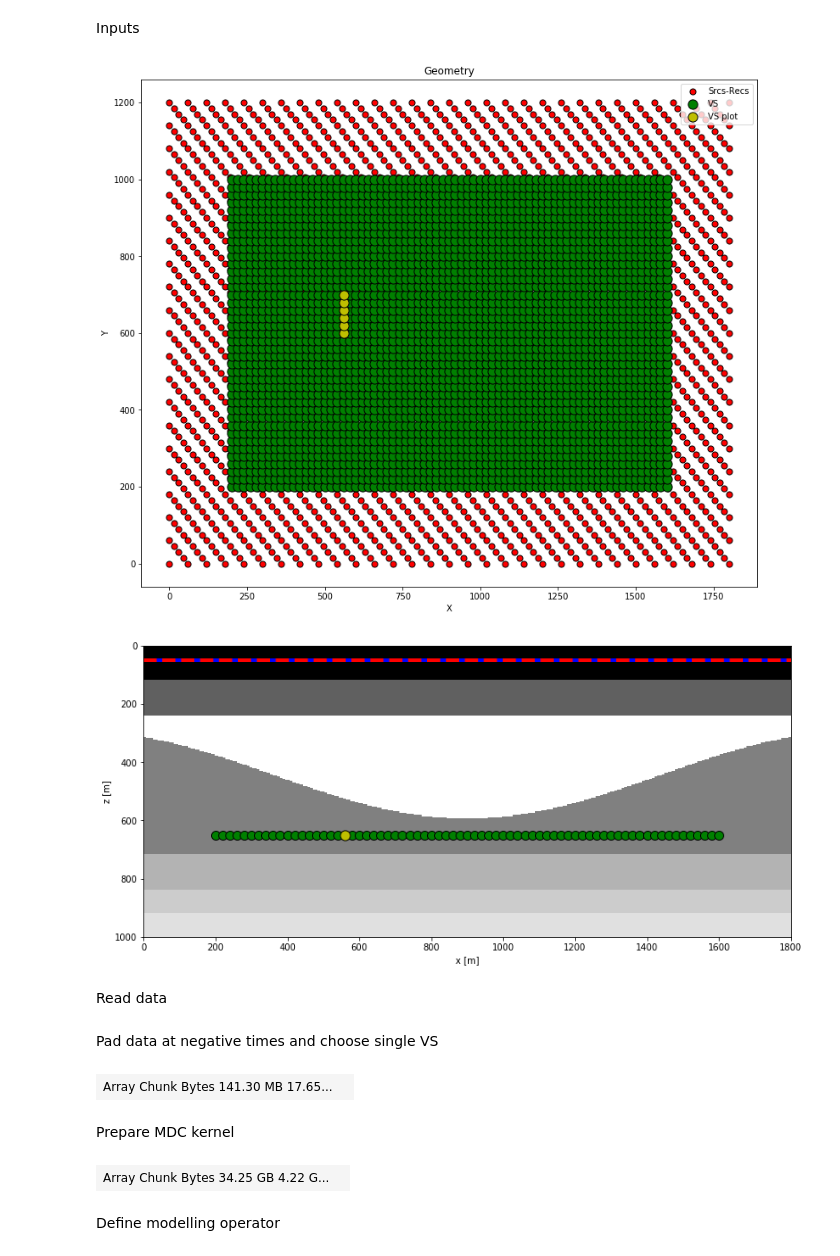
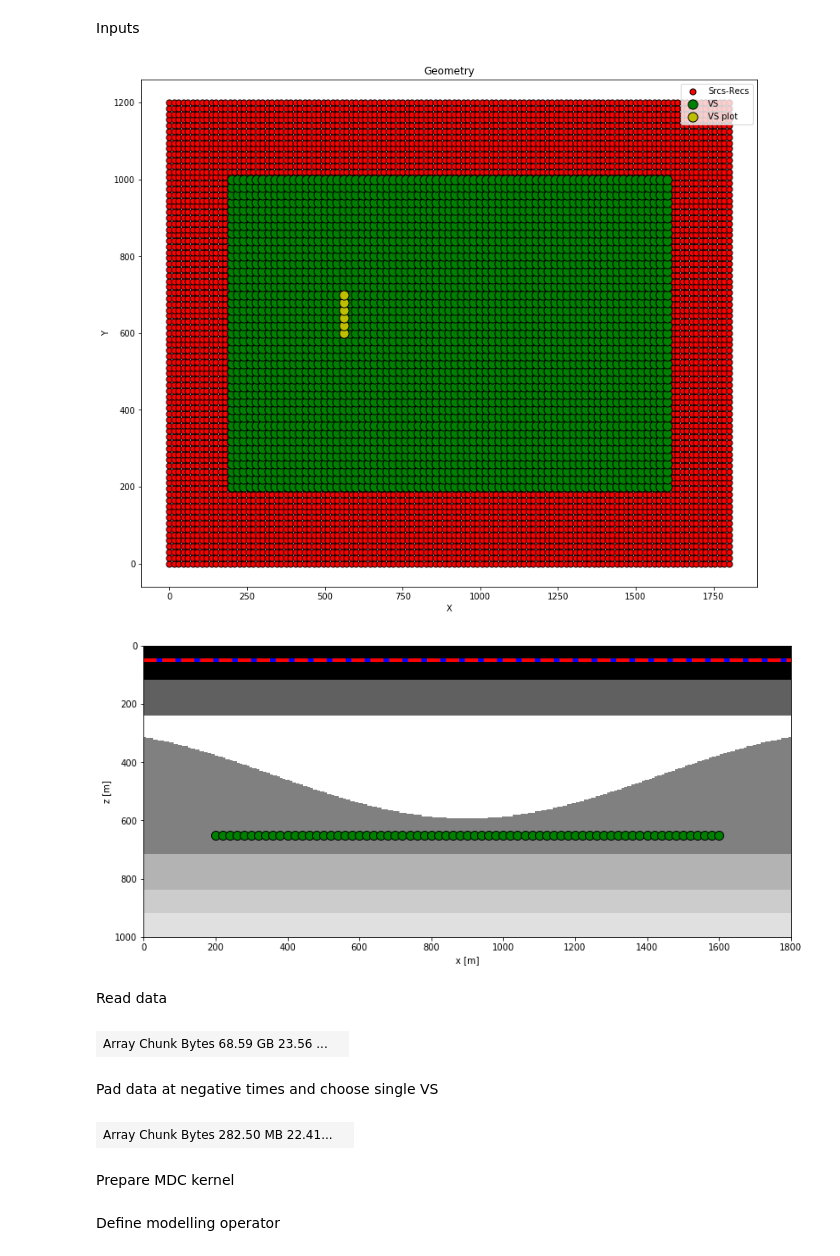
Before and after one commit to DIG-Kaust/MDC-HPC, a Jupyter notebook: MDD3D.ipynb, the cells around one changed output. Cells and saved outputs as stored; diff of their text form; code cells hidden in the pictures.

```diff
--- a/MDD3D.ipynb
+++ b/MDD3D.ipynb
@@ -65,9 +79,10 @@ Inputs
 # %%
 nfmax = 300         # max frequency for MDC (#samples)
 n_iter = 10         # iterations
-subsampling = 4     # subsampling of src-recs compared to original data
+subsampling = 1     # subsampling of src-recs compared to original data
 ivsmdd_start = 758  # index of first VS to use in selection of data for MDD
 ivsmdd_end = 763    # index of last VS to use in selection of data for MDD
+kind = 'Mck'        # Mck or Ss
 
 inputfile_aux = os.environ["STORE_PATH"] + '3DMarchenko_auxiliary_2.npz'
 # %%
@@ -85,6 +100,7 @@ ns = s.shape[1]
 ds = s[0,1]-s[0,0]
 
 # Virtual points
+ivsmdd = (ivsmdd_start + ivsmdd_end) // 2
 vsz = 650
 nvsx = 71
 dvsx = 20
@@ -102,35 +118,34 @@ ot, dt, nt = 0, 2.5e-3, 601
 t = np.arange(nt)*dt
 
 # Density model
 rho = inputdata_aux['rho']
 z, x, y = inputdata_aux['z'], inputdata_aux['x'], inputdata_aux['y']
 
 # Display geometry
 fig, ax = plt.subplots(1, 1, sharey=True, figsize=(13, 11))
 ax.scatter(r[0], r[1], marker='.', s=200, c='r', edgecolors='k', label='Srcs-Recs')
 ax.scatter(VSX.ravel(), VSY.ravel(), marker='.', s=500, c='g', edgecolors='k', label='VS')
 ax.scatter(VSX.ravel()[ivsmdd_start:ivsmdd_end+1],
            VSY.ravel()[ivsmdd_start:ivsmdd_end+1], marker='.', s=500,
            c='y', edgecolors='k', label='VS plot')
 ax.set_xlabel('X')
 ax.set_ylabel('Y')
 ax.set_title('Geometry')
 plt.legend()
 plt.show()
 
 fig, ax1 = plt.subplots(1, 1, figsize=(13, 6))
 ax1.imshow(rho[np.argmin(np.abs(y-VSY.ravel()[ivsmdd_start]))].T, cmap='gray', vmin=1000, vmax=5000,
            extent = (x[0], x[-1], z[-1], z[0]))
 ax1.axhline(r[2, 0], color='b', lw=4)
 ax1.axhline(s[2, 0], color='r', linestyle='--', lw=4)
 ax1.scatter(vsx, vsz * np.ones(nvsx), marker='.', s=400, c='g', edgecolors='k')
-ax1.scatter(VSX.ravel()[ivsmdd], vsz * np.ones(1), marker='.', s=500, c='y', edgecolors='k')
 ax1.axis('tight')
 ax1.set_xlabel('x [m]')
 ax1.set_ylabel('z [m]')
 ax1.set_xlim(x[0], x[-1]);
 # %% [output]
-[figure, old version]
+[figure, new version]
 [figure]
 # %% [markdown]
 Read data
@@ -143,3 +159,7 @@ Grtm = da.from_zarr(os.environ["STORE_PATH"] + 'Grtm_sub%d.zarr' % subsampling)
+# %%
+Gplus
+# %% [output]
+| Array Chunk Bytes 68.59 GB 23.56 ... |  |
 # %% [markdown]
 Pad data at negative times and choose single VS
 # %%
@@ -153,7 +170,7 @@ Grtm = client.persist(Grtm)
 Gminus = client.persist(Gminus)
-# %%
-Grtm
-# %% [output]
-| Array Chunk Bytes 141.30 MB 17.65... |  |
+# %%
+Gminus
+# %% [output]
+| Array Chunk Bytes 282.50 MB 22.41... |  |
 # %% [markdown]
 Prepare MDC kernel
@@ -175,7 +196,3 @@ Gplus = Gplus[:nfmax]
 Gplus = Gplus.rechunk(nchunks)
 Gplus = client.persist(Gplus)
 client.rebalance(Gplus)
-# %%
-Gdir
-# %% [output]
-| Array Chunk Bytes 34.25 GB 4.22 G... |  |
```
Also changed, not shown: parts of 21 cells of this notebook.
